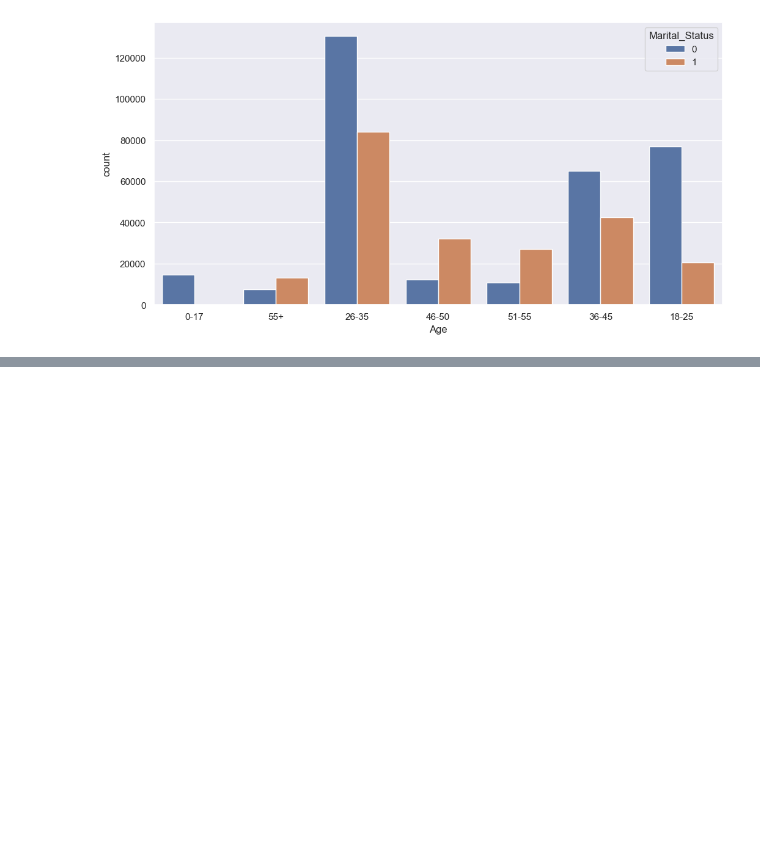
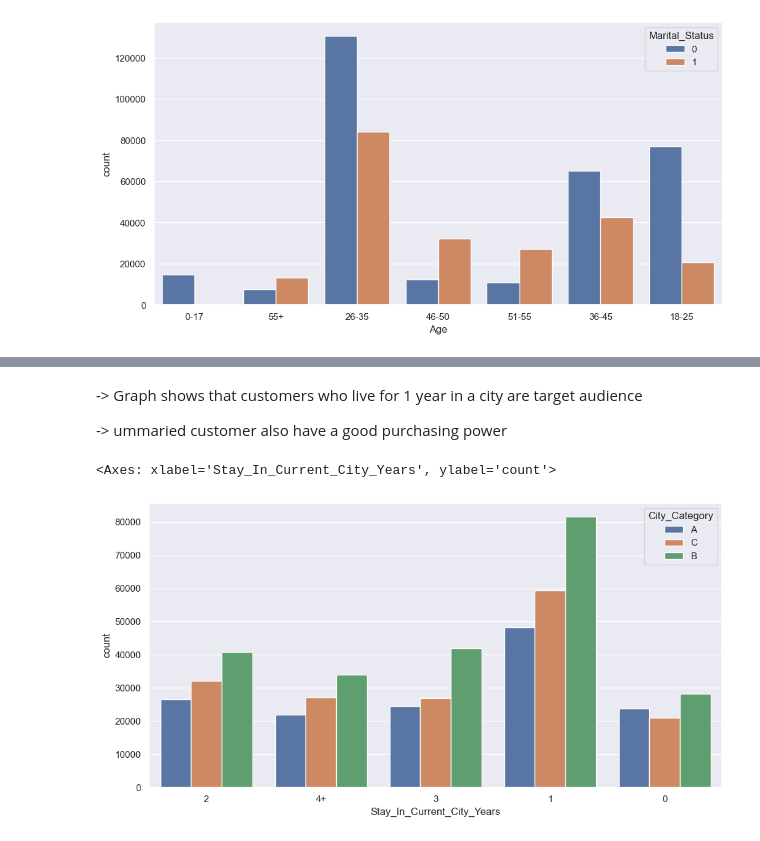
Before and after one commit to Darsh-Paliwal/Black_friday_sales_analysis, a Jupyter notebook: Project2.ipynb, the cells around one changed output, grey strips where cells are left out. Saved outputs shown, nothing was run; the diff lists cells and outputs as text; code cells hidden in the pictures; blank space fills up the shorter version.

```diff
--- a/Project2.ipynb
+++ b/Project2.ipynb
@@ -257,0 +274,9 @@ sns.countplot(data=df , x='Age' , hue='Marital_Status')
+# %% [markdown]
+-> Graph shows that customers who live for 1 year in a city are target audience
+
+-> ummaried customer also have a good purchasing power
+# %%
+sns.countplot(data=df , x="Stay_In_Current_City_Years" , hue='City_Category' )
+# %% [output]
+<Axes: xlabel='Stay_In_Current_City_Years', ylabel='count'>
+[figure, added]
```
Also changed, not shown: parts of 18 cells of this notebook.
